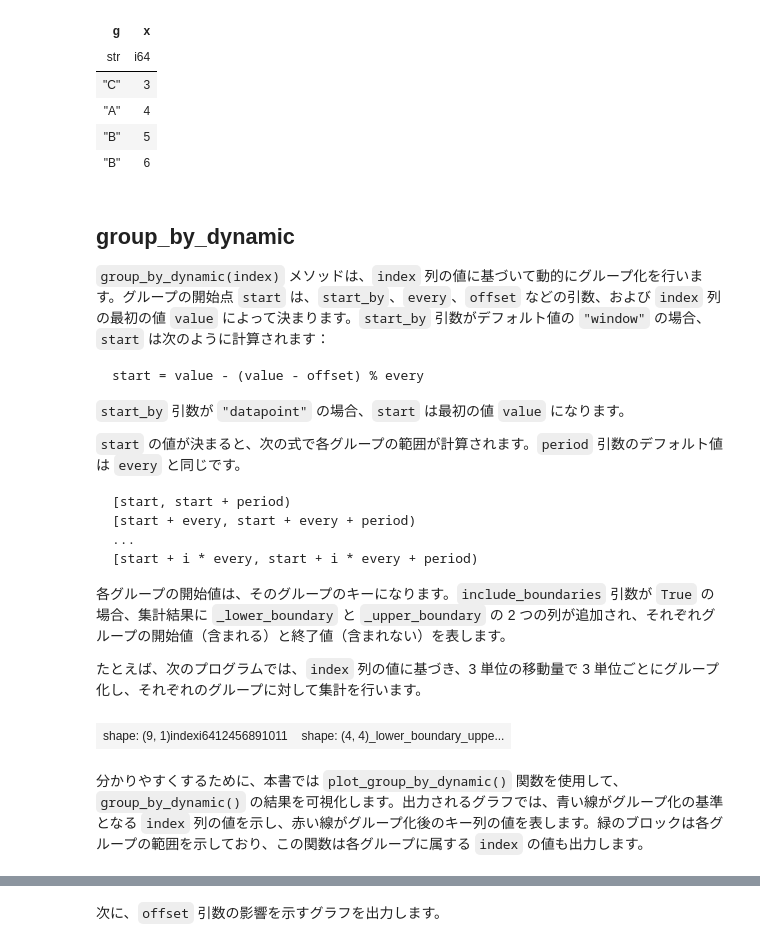
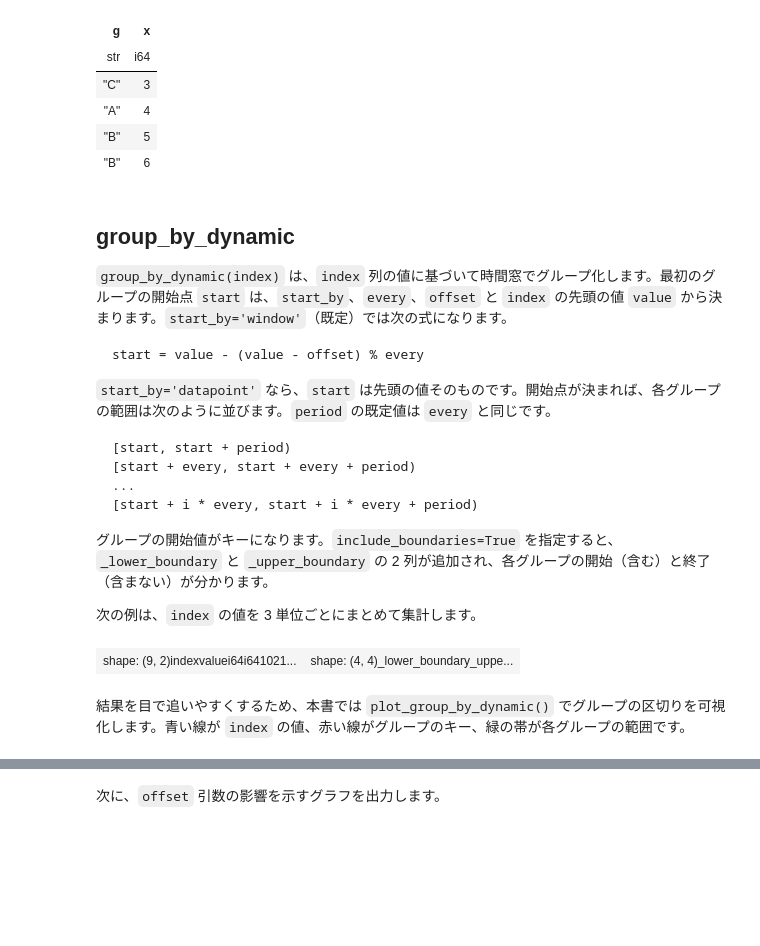
Before and after one commit to ruoyu0088/polars_guide, a Jupyter notebook: polars_guide/030_polars_group.ipynb, the cells around one changed output, grey strips where cells are left out. Drawn from its saved outputs; the diff is of its cells as text; code cells hidden in the pictures; blank space fills up the shorter version.

````diff
--- a/polars_guide/030_polars_group.ipynb
+++ b/polars_guide/030_polars_group.ipynb
@@ -194,15 +184,13 @@ shape: (4, 2)
 # %% [markdown]
 ## group_by_dynamic
 
-`group_by_dynamic(index)` メソッドは、`index` 列の値に基づいて動的にグループ化を行います。グループの開始点 `start` は、`start_by`、`every`、`offset` などの引数、および `index` 列の最初の値 `value` によって決まります。`start_by` 引数がデフォルト値の `"window"` の場合、`start` は次のように計算されます：
+`group_by_dynamic(index)` は、`index` 列の値に基づいて時間窓でグループ化します。最初のグループの開始点 `start` は、`start_by`、`every`、`offset` と `index` の先頭の値 `value` から決まります。`start_by='window'`（既定）では次の式になります。
 
 ```
 start = value - (value - offset) % every
 ```
 
-`start_by` 引数が `"datapoint"` の場合、`start` は最初の値 `value` になります。
-
-`start` の値が決まると、次の式で各グループの範囲が計算されます。`period` 引数のデフォルト値は `every` と同じです。
+`start_by='datapoint'` なら、`start` は先頭の値そのものです。開始点が決まれば、各グループの範囲は次のように並びます。`period` の既定値は `every` と同じです。
 
 ```
 [start, start + period)
@@ -211,19 +199,20 @@ start = value - (value - offset) % every
 [start + i * every, start + i * every + period)
 ```
 
-各グループの開始値は、そのグループのキーになります。`include_boundaries` 引数が `True` の場合、集計結果に `_lower_boundary` と `_upper_boundary` の 2 つの列が追加され、それぞれグループの開始値（含まれる）と終了値（含まれない）を表します。
+グループの開始値がキーになります。`include_boundaries=True` を指定すると、`_lower_boundary` と `_upper_boundary` の 2 列が追加され、各グループの開始（含む）と終了（含まない）が分かります。
 
-たとえば、次のプログラムでは、`index` 列の値に基づき、3 単位の移動量で 3 単位ごとにグループ化し、それぞれのグループに対して集計を行います。
+次の例は、`index` の値を 3 単位ごとにまとめて集計します。
 # %%
 index = [1, 2, 4, 5, 6, 8, 9, 10, 11]
-df = pl.DataFrame(dict(index=index)).set_sorted('index')
+# index は昇順に並べておく（set_sorted でソート済みと宣言）
+df = pl.DataFrame(dict(index=index, value=list(range(len(index))))).set_sorted("index")
 
-g = df.group_by_dynamic('index', every='3i', offset='0i', include_boundaries=True)
-row(df, g.agg(pl.col("index").alias('index_in_group')))
+g = df.group_by_dynamic("index", every="3i", offset="0i", include_boundaries=True)
+row(df, g.agg(pl.col("index").alias("index_in_group")))
 # %% [output]
-| shape: (9, 1)indexi6412456891011 | shape: (4, 4)_lower_boundary_uppe... |
+| shape: (9, 2)indexvaluei64i641021... | shape: (4, 4)_lower_boundary_uppe... |
 # %% [markdown]
-分かりやすくするために、本書では `plot_group_by_dynamic()` 関数を使用して、`group_by_dynamic()` の結果を可視化します。出力されるグラフでは、青い線がグループ化の基準となる `index` 列の値を示し、赤い線がグループ化後のキー列の値を表します。緑のブロックは各グループの範囲を示しており、この関数は各グループに属する `index` の値も出力します。
+結果を目で追いやすくするため、本書では `plot_group_by_dynamic()` でグループの区切りを可視化します。青い線が `index` の値、赤い線がグループのキー、緑の帯が各グループの範囲です。
 # %%
 from helper import utils
 from helper.utils import plot_group_by_dynamic
````
Also changed, not shown: parts of 30 cells of this notebook, 33 other files.
